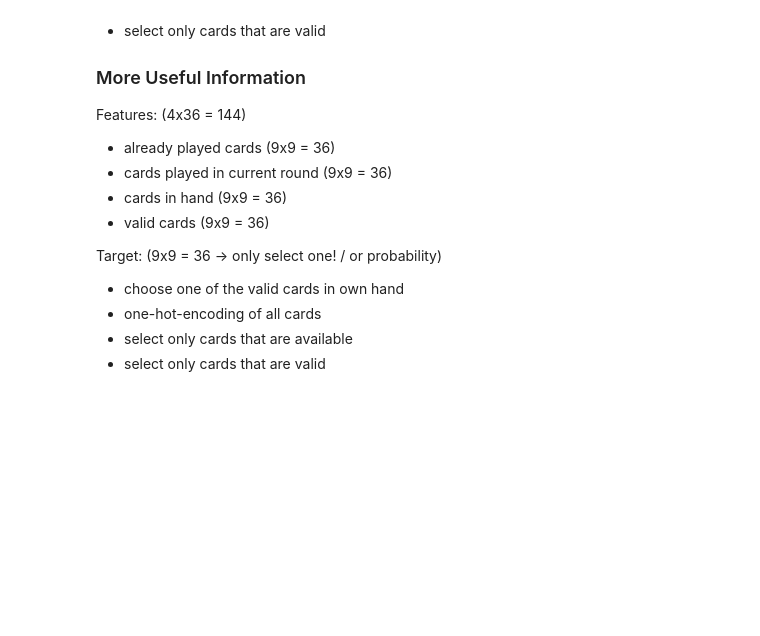
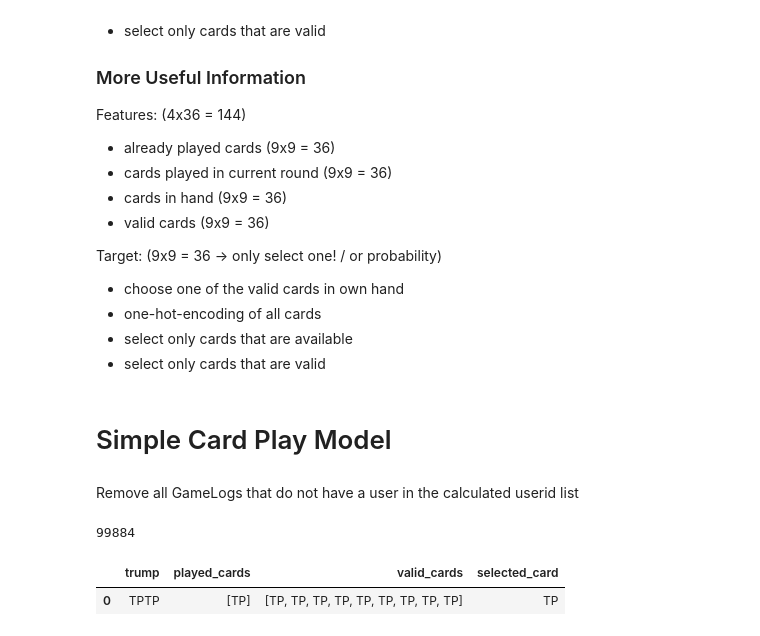
Before and after one commit to xXTime-OnXx/dl4g-jass-bot, a Jupyter notebook: neural_networks/DeepLearningCardPlay.ipynb, the cells around one changed output. Cells and saved outputs as stored; diff of their text form; code cells hidden in the pictures; blank space fills up the shorter version.

```diff
--- a/neural_networks/DeepLearningCardPlay.ipynb
+++ b/neural_networks/DeepLearningCardPlay.ipynb
@@ -168,3 +177,20 @@ Target: (9x9 = 36 -> only select one! / or probability)
 - one-hot-encoding of all cards
 - select only cards that are available
 - select only cards that are valid
+# %% [markdown]
+# Simple Card Play Model
+# %% [markdown]
+Remove all GameLogs that do not have a user in the calculated userid list
+# %%
+good_games: List[GameLogEntry] = [game for game in game_entries if any(player in player_ids for player in game.player_ids)]
+
+len(good_games)
+# %% [output]
+99884
+# %%
+data = pd.DataFrame({'trump': 'TPTP', 'played_cards': [['TP']], 'valid_cards': [['TP', 'TP', 'TP', 'TP', 'TP', 'TP', 'TP', 'TP', 'TP']], 'selected_card': ['TP']})
+
+data.head()
+# %% [output]
+|  | trump | played_cards | valid_cards | selected_card |
+| 0 | TPTP | [TP] | [TP, TP, TP, TP, TP, TP, TP, TP, TP] | TP |
```
Also changed, not shown: parts of 11 cells of this notebook, 2 other files.
